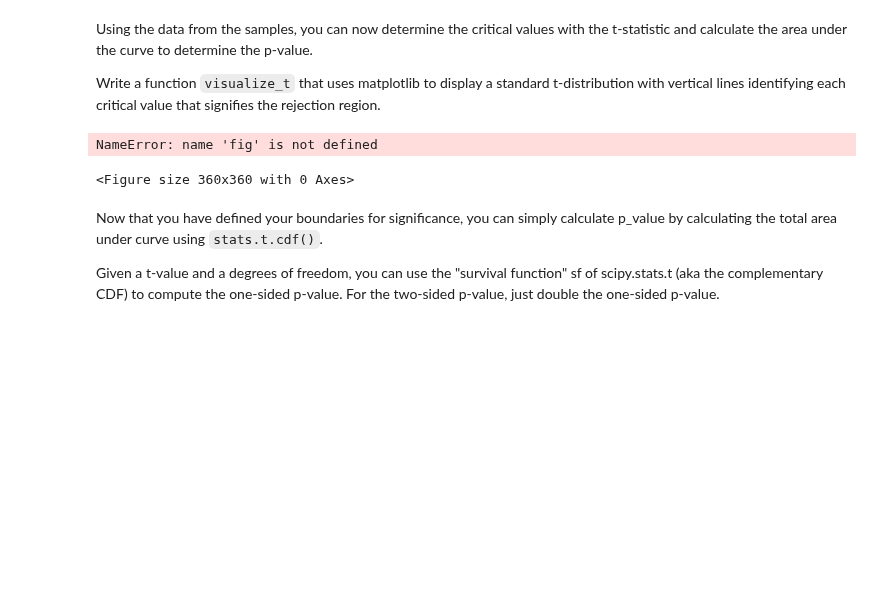
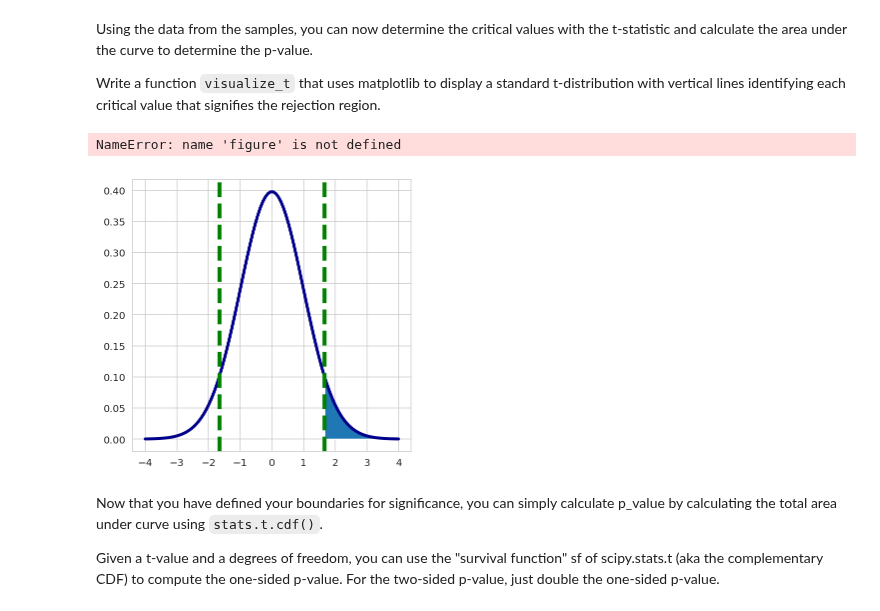
Before and after one commit to max-miller/dsc-two-sample-t-tests-lab-nyc-ds-career-042219, a Jupyter notebook: index.ipynb, the cells around one changed output. Saved outputs shown, nothing was run; the diff lists cells and outputs as text; code cells hidden in the pictures; blank space fills up the shorter version.

```diff
--- a/index.ipynb
+++ b/index.ipynb
@@ -164,34 +164,34 @@ Write a function `visualize_t` that uses matplotlib to display a standard t-dist
 # %%
 # Visualize t and p_value
 
 def visualize_t(t_stat, n_control, n_experimental):
     df= int(n_control)+int(n_experimental) -2
 
     # initialize a matplotlib "figure"
-    figure = plt.figure(figsize=(5,5))
+    fig = plt.figure(figsize=(5,5))
     ax = fig.gca()
 
     # generate points on the x axis between -4 and 4:
     xs = np.linspace(-4,4,100)
 
     # use stats.t.pdf to get values on the probability density function for the t-distribution
     ys = stats.t.pdf(xs, df, 0, 1)
     ax.plot(xs, ys, linewidth=3, color='darkblue')
     # Draw two sided boundary for critical-t
     t_crit = np.round(stats.t.ppf(1 - 0.05, df=df),3)
     neg_t_crit = -t_crit
     ax.axvline(t_crit,color='green',linestyle='--',lw=4,label='critical t-value')
     ax.axvline(neg_t_crit,color='green',linestyle='--',lw=4,label='critical t-value')
     ax.fill_betweenx(ys,xs,t_crit,where= xs > t_crit)
 
     return figure
 
 n_control = 50
 n_experimental = 50
 visualize_t(t_stat, n_control, n_experimental)
 # %% [output]
-NameError: name 'fig' is not defined
+NameError: name 'figure' is not defined
-<Figure size 360x360 with 0 Axes>
+[figure, added]
 # %% [markdown]
 Now that you have defined your boundaries for significance, you can simply calculate p_value by calculating the total area under curve using `stats.t.cdf()`.
 
```
